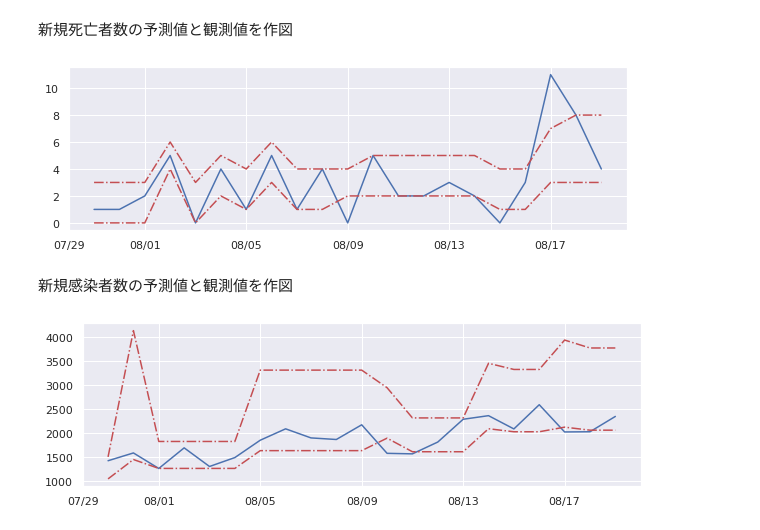
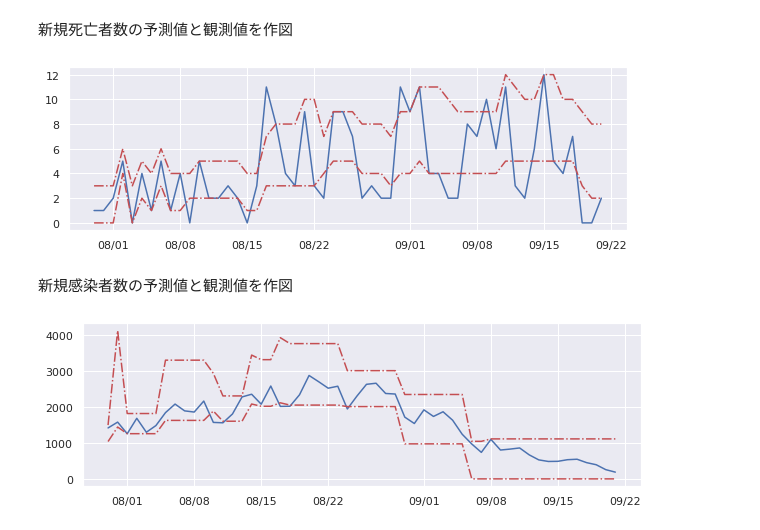
Before and after one commit to NorikoEtani/COVID-19, a Jupyter notebook: TimeLinePrediction.ipynb, the cells around one changed output. Cells and saved outputs as stored; diff of their text form; code cells hidden in the pictures.

```diff
--- a/TimeLinePrediction.ipynb
+++ b/TimeLinePrediction.ipynb
@@ -28,8 +28,8 @@ import math
 # %% [markdown]
 **1. Data read**
 # %%
-place = 'KANAGAWA'
-outday = '0819'
+place = 'Japan'
+outday = '0921'
 # %%
 csv_fname = "/content/drive/MyDrive/TimeLineData/"+place+"_"+outday+".csv"
 # %%
@@ -624,36 +620,36 @@ pred2_min = patient_min[min_value]
 新規死亡者数の予測値と観測値を作図
 # %%
 #death
-ts1_p = ts1.loc['2021/7/30':'2021/8/19']
+ts1_p = ts1.loc['2021/7/30':'2021/9/21']
 #ts1_sma7 = ts1.loc['2021/7/24':'2021/8/16']
 #7SMA
 #death["7ma"]=ts1_sma7.rolling(7).mean().round(1)
 
 #fig, ax = plt.subplots(figsize=(10, 6))
 #fig, ax = plt.subplots(figsize=(10, 4))
 fig, ax = plt.subplots(figsize=(10, 3))
 start_datetime1 = datetime(2021, 7,30)
-end_datetime1 = datetime(2021, 8,19)
+end_datetime1 = datetime(2021, 9,21)
 
 ts1_p.index = pd.to_datetime(ts1_p.index)
 ax.xaxis.set_major_formatter(mdates.DateFormatter('%m/%d'))
 ax.plot(ts1_p.index,ts1_p)
 ax.plot(pred1_max, "r-.")
 ax.plot(pred1_min, "r-.")
 #7SMA
 #ax.plot(death["7ma"], "g--", label="SMA(7)")
 
 #ax.axvspan(start_datetime1, end_datetime1, color="green", alpha=0.3)
 
 fname = place + "_death_predzone_" + outday + ".jpg"
 plt.savefig(fname)
 # %% [output]
-[figure, old version]
+[figure, new version]
 # %% [markdown]
 新規感染者数の予測値と観測値を作図
 # %%
 #patient
-ts2_p = ts2.loc['2021/7/30':'2021/8/19']
+ts2_p = ts2.loc['2021/7/30':'2021/9/21']
 #ts2_sma7 = ts2.loc['2021/7/24':'2021/8/16']
 #7SMA
 #patient["7ma"]=ts2_sma7.rolling(7).mean().round(1)
@@ -662,7 +658,7 @@ ts2_p = ts2.loc['2021/7/30':'2021/8/19']
 #fig, ax = plt.subplots(figsize=(10, 4))
 fig, ax = plt.subplots(figsize=(10, 3))
 start_datetime1 = datetime(2021, 7,30)
-end_datetime1 = datetime(2021, 8,19)
+end_datetime1 = datetime(2021, 9,21)
 
 ts1_p.index = pd.to_datetime(ts1_p.index)
 ax.xaxis.set_major_formatter(mdates.DateFormatter('%m/%d'))
@@ -677,4 +673,4 @@ ax.plot(pred2_min, "r-.")
 fname = place + "_patinet_predzone_" + outday + ".jpg"
 plt.savefig(fname)
 # %% [output]
-[figure, old version]
+[figure, new version]
```
Also changed, not shown: parts of 25 cells of this notebook.
